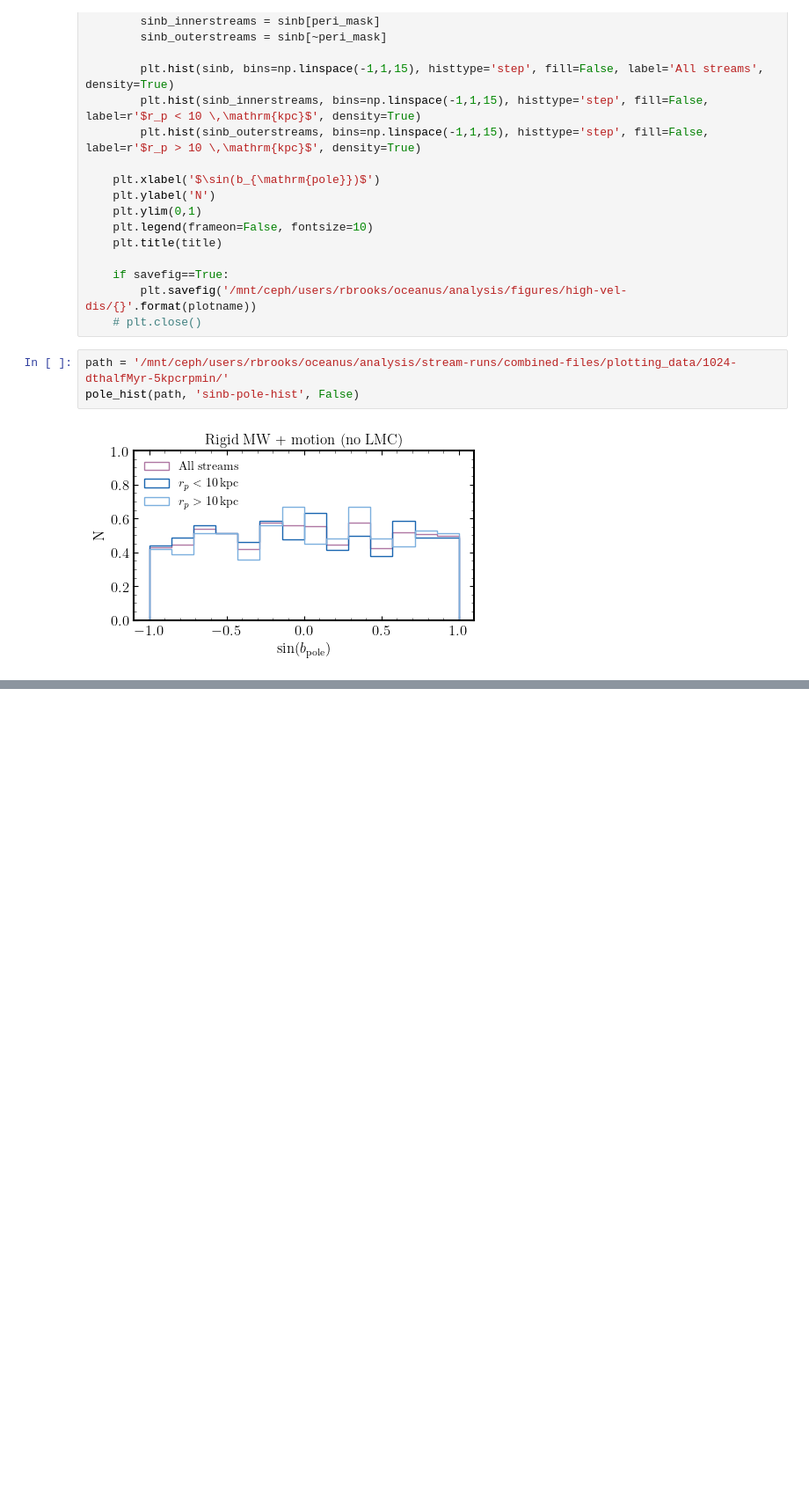
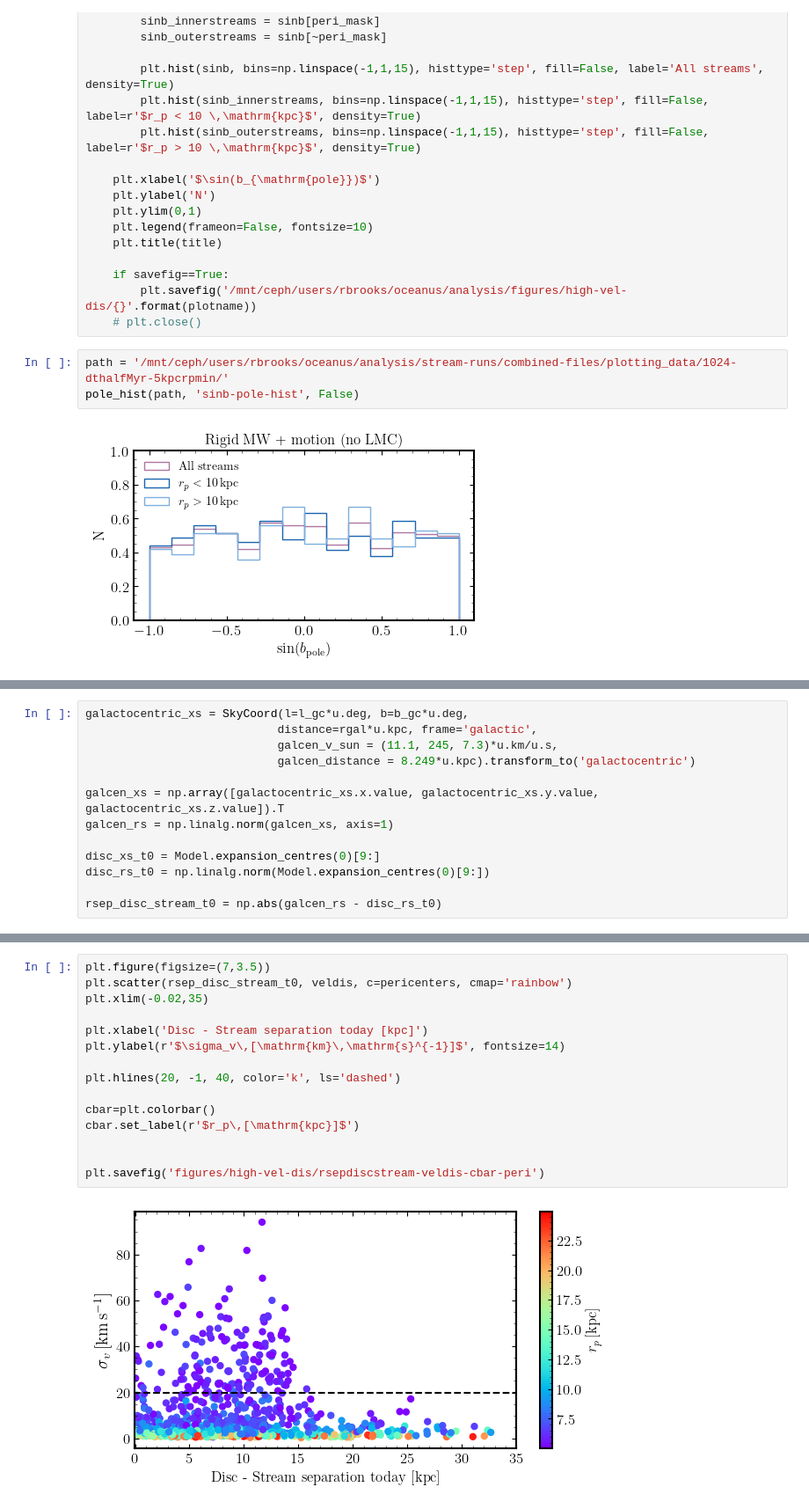
Before and after one commit to dc-broo3/oceanus, a Jupyter notebook: analysis/disc-numerics.ipynb, the cells around one changed output, grey strips where cells are left out. Shown at 88% size. Drawn from its saved outputs; the diff is of its cells as text; blank space fills up the shorter version.

```diff
--- a/analysis/disc-numerics.ipynb
+++ b/analysis/disc-numerics.ipynb
@@ -1293,0 +1314,13 @@ pole_hist(path, 'sinb-pole-hist', False)
+# %%
+galactocentric_xs = SkyCoord(l=l_gc*u.deg, b=b_gc*u.deg,
+                            distance=rgal*u.kpc, frame='galactic',
+                            galcen_v_sun = (11.1, 245, 7.3)*u.km/u.s,
+                            galcen_distance = 8.249*u.kpc).transform_to('galactocentric')
+
+galcen_xs = np.array([galactocentric_xs.x.value, galactocentric_xs.y.value, galactocentric_xs.z.value]).T
+galcen_rs = np.linalg.norm(galcen_xs, axis=1)
+
+disc_xs_t0 = Model.expansion_centres(0)[9:]
+disc_rs_t0 = np.linalg.norm(Model.expansion_centres(0)[9:])
+
+rsep_disc_stream_t0 = np.abs(galcen_rs - disc_rs_t0)
@@ -1293,0 +1357,17 @@ pole_hist(path, 'sinb-pole-hist', False)
+# %%
+plt.figure(figsize=(7,3.5))
+plt.scatter(rsep_disc_stream_t0, veldis, c=pericenters, cmap='rainbow')
+plt.xlim(-0.02,35)
+
+plt.xlabel('Disc - Stream separation today [kpc]')
+plt.ylabel(r'$\sigma_v\,[\mathrm{km}\,\mathrm{s}^{-1}]$', fontsize=14)
+
+plt.hlines(20, -1, 40, color='k', ls='dashed')
+
+cbar=plt.colorbar()
+cbar.set_label(r'$r_p\,[\mathrm{kpc}]$')
+
+
+plt.savefig('figures/high-vel-dis/rsepdiscstream-veldis-cbar-peri')
+# %% [output]
+[figure, added]
```
Also changed, not shown: parts of 11 cells of this notebook, 1 other file.
